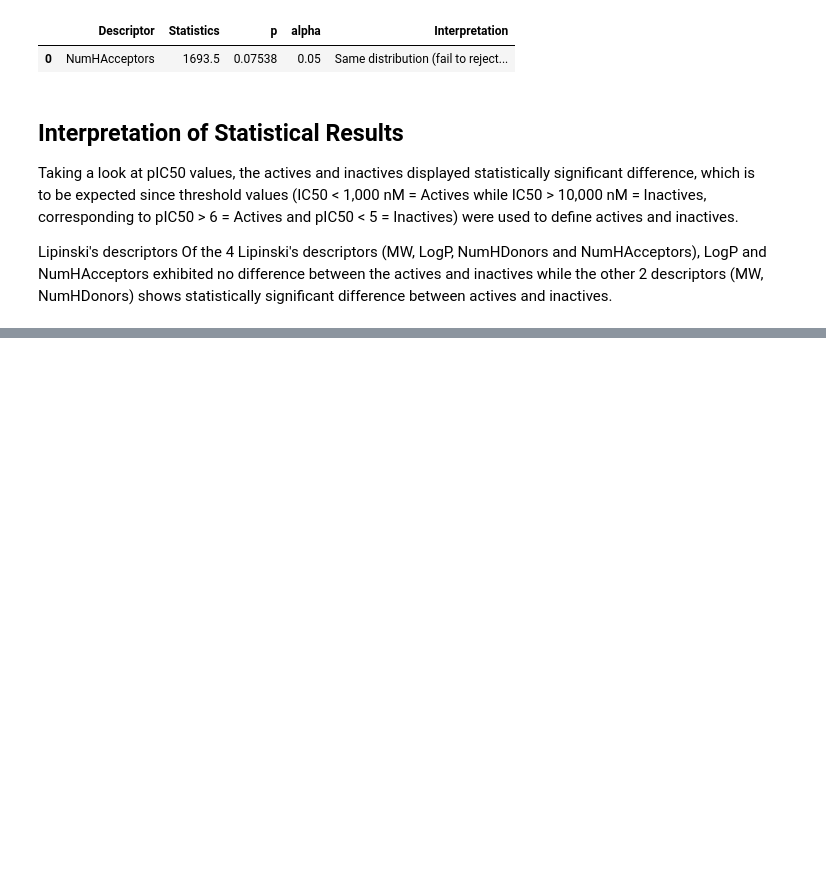
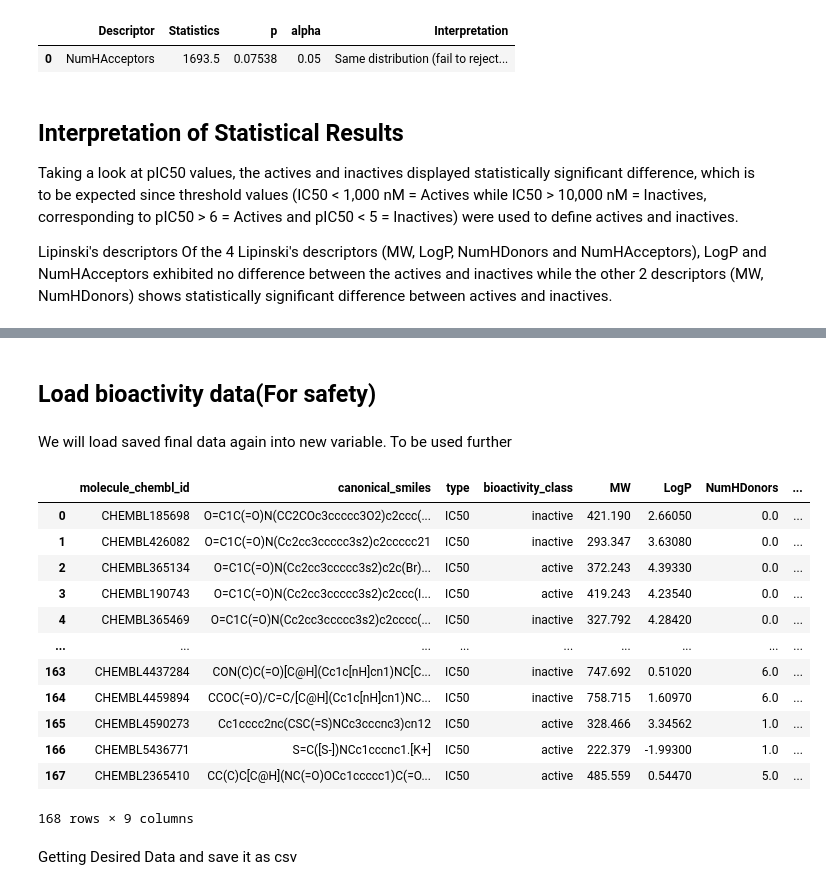
Before and after one commit to dev-saad808/BioInfo-Drug-Discovery, a Jupyter notebook: Drug_Discovery.ipynb, the cells around one changed output, grey strips where cells are left out. Saved outputs shown, nothing was run; the diff lists cells and outputs as text; code cells hidden in the pictures; blank space fills up the shorter version.

```diff
--- a/Drug_Discovery.ipynb
+++ b/Drug_Discovery.ipynb
@@ -642,0 +686,23 @@ Of the 4 Lipinski's descriptors (MW, LogP, NumHDonors and NumHAcceptors), LogP a
+# %% [markdown]
+## Load bioactivity data(For safety)
+# %% [markdown]
+We will load saved final data again into new variable. To be used further
+# %%
+df = pd.read_csv("Bioinfo Drug Discovery/bioactivity_final_data.csv")
+df
+# %% [output]
+|  | molecule_chembl_id | canonical_smiles | type | bioactivity_class | MW | LogP | NumHDonors | ... |
+| 0 | CHEMBL185698 | O=C1C(=O)N(CC2COc3ccccc3O2)c2ccc(... | IC50 | inactive | 421.190 | 2.66050 | 0.0 | ... |
+| 1 | CHEMBL426082 | O=C1C(=O)N(Cc2cc3ccccc3s2)c2ccccc21 | IC50 | inactive | 293.347 | 3.63080 | 0.0 | ... |
+| 2 | CHEMBL365134 | O=C1C(=O)N(Cc2cc3ccccc3s2)c2c(Br)... | IC50 | active | 372.243 | 4.39330 | 0.0 | ... |
+| 3 | CHEMBL190743 | O=C1C(=O)N(Cc2cc3ccccc3s2)c2ccc(I... | IC50 | active | 419.243 | 4.23540 | 0.0 | ... |
+| 4 | CHEMBL365469 | O=C1C(=O)N(Cc2cc3ccccc3s2)c2cccc(... | IC50 | inactive | 327.792 | 4.28420 | 0.0 | ... |
+| ... | ... | ... | ... | ... | ... | ... | ... | ... |
+| 163 | CHEMBL4437284 | CON(C)C(=O)[C@H](Cc1c[nH]cn1)NC[C... | IC50 | inactive | 747.692 | 0.51020 | 6.0 | ... |
+| 164 | CHEMBL4459894 | CCOC(=O)/C=C/[C@H](Cc1c[nH]cn1)NC... | IC50 | inactive | 758.715 | 1.60970 | 6.0 | ... |
+| 165 | CHEMBL4590273 | Cc1cccc2nc(CSC(=S)NCc3cccnc3)cn12 | IC50 | active | 328.466 | 3.34562 | 1.0 | ... |
+| 166 | CHEMBL5436771 | S=C([S-])NCc1cccnc1.[K+] | IC50 | active | 222.379 | -1.99300 | 1.0 | ... |
+| 167 | CHEMBL2365410 | CC(C)C[C@H](NC(=O)OCc1ccccc1)C(=O... | IC50 | active | 485.559 | 0.54470 | 5.0 | ... |
+168 rows × 9 columns
+# %% [markdown]
+Getting Desired Data and save it as csv
```
Also changed, not shown: parts of 23 cells of this notebook.
